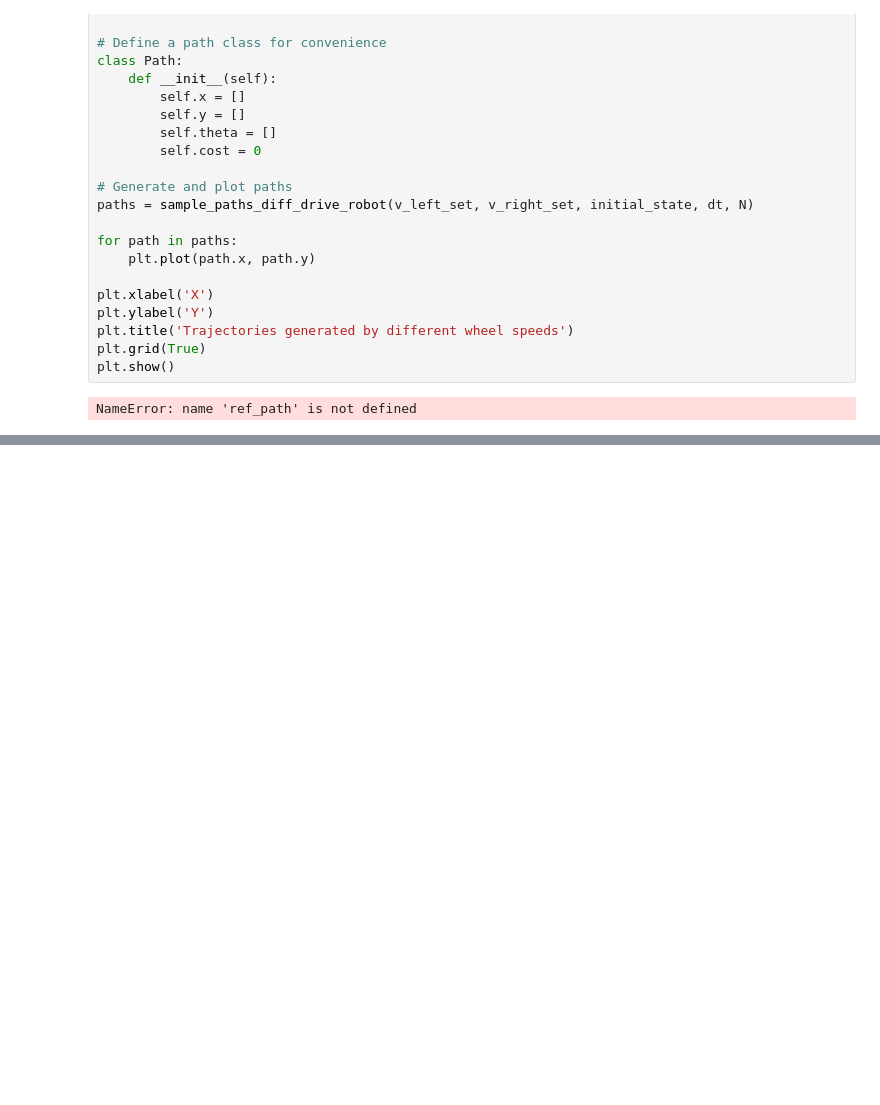
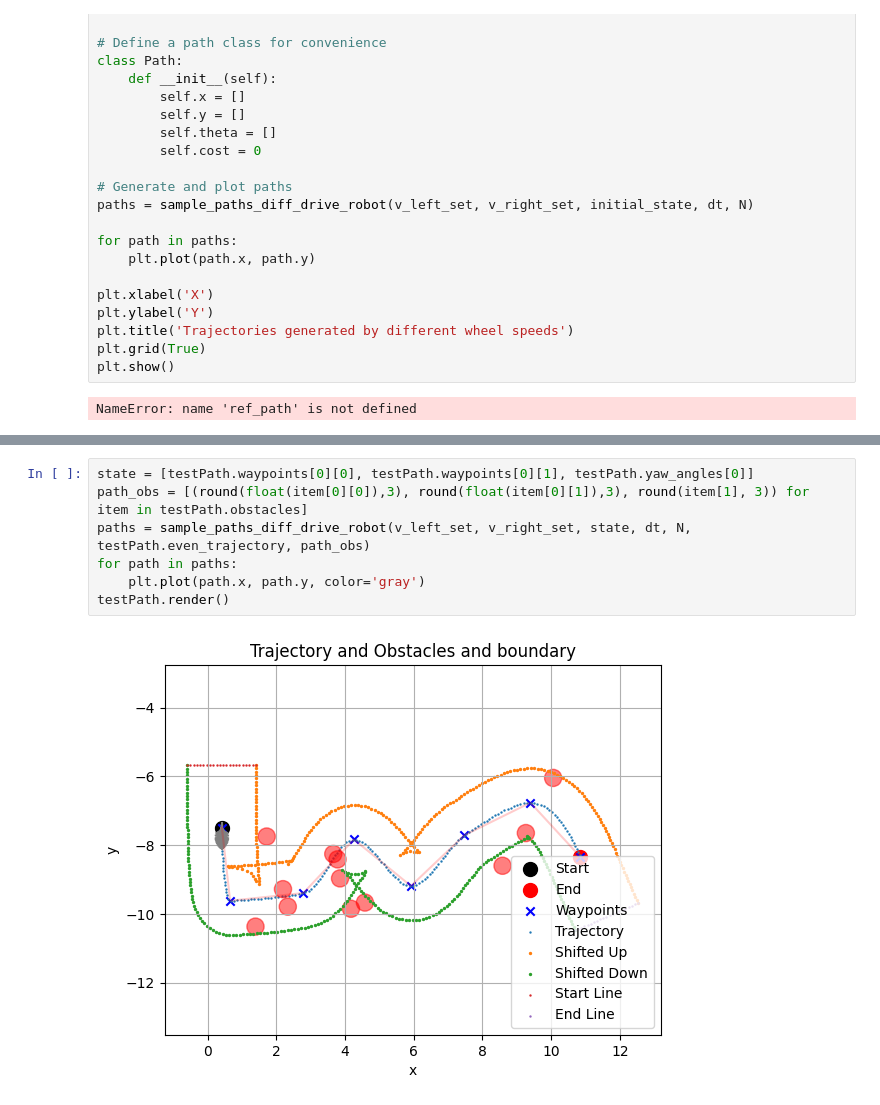
Before and after one commit to SpartanTan/RL-everything, a Jupyter notebook: torh_tutorial/lattic_planner.ipynb, the cells around one changed output, grey strips where cells are left out. Saved outputs shown, nothing was run; the diff lists cells and outputs as text; blank space fills up the shorter version.

```diff
--- a/torh_tutorial/lattic_planner.ipynb
+++ b/torh_tutorial/lattic_planner.ipynb
@@ -1250,0 +1211,9 @@ plt.show()
+# %%
+state = [testPath.waypoints[0][0], testPath.waypoints[0][1], testPath.yaw_angles[0]]
+path_obs = [(round(float(item[0][0]),3), round(float(item[0][1]),3), round(item[1], 3)) for item in testPath.obstacles]
+paths = sample_paths_diff_drive_robot(v_left_set, v_right_set, state, dt, N, testPath.even_trajectory, path_obs)
+for path in paths:
+    plt.plot(path.x, path.y, color='gray')
+testPath.render()
+# %% [output]
+[figure, added]
```
Also changed, not shown: parts of 6 cells of this notebook, 3 other files.
